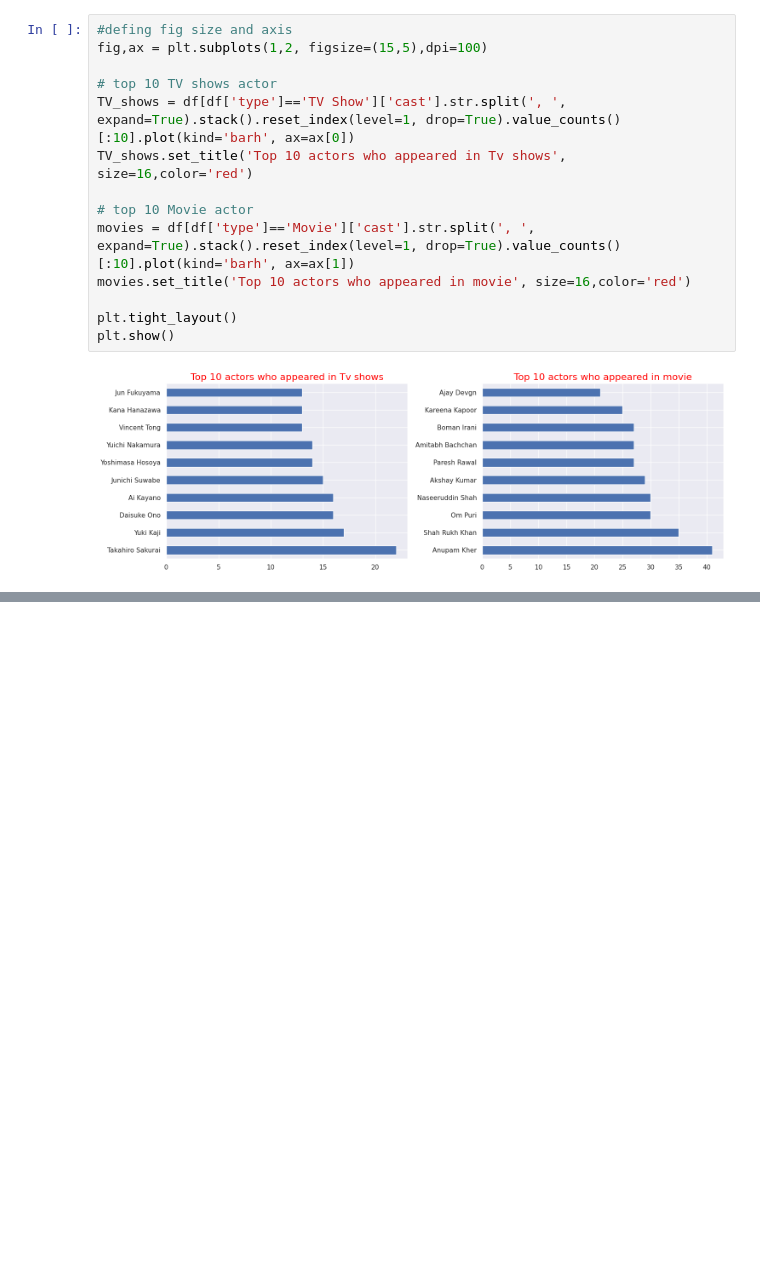
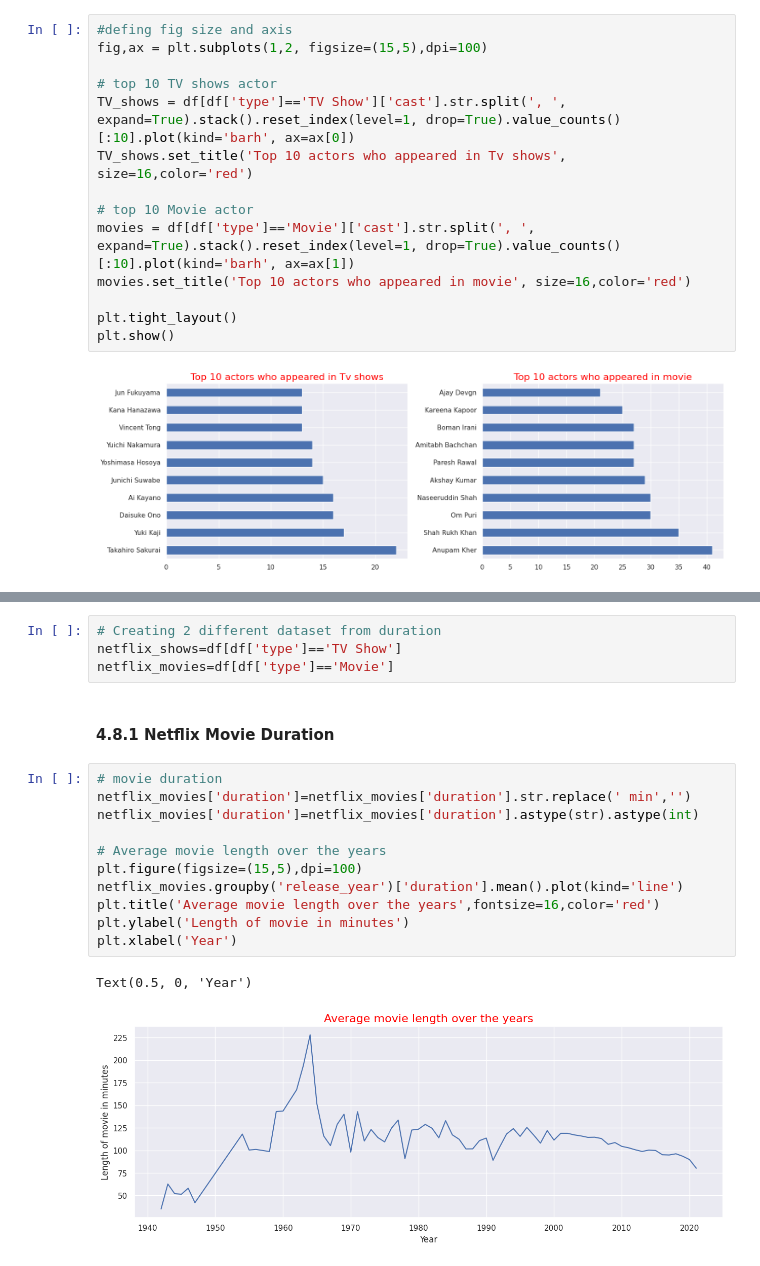
Before and after one commit to rajkumarpec/Unsupervised-Machine-Learning, a Jupyter notebook: Netflix_movie_show.ipynb, the cells around one changed output, grey strips where cells are left out. Saved outputs shown, nothing was run; the diff lists cells and outputs as text; blank space fills up the shorter version.

```diff
--- a/Netflix_movie_show.ipynb
+++ b/Netflix_movie_show.ipynb
@@ -327,0 +402,20 @@ plt.show()
+# %%
+# Creating 2 different dataset from duration
+netflix_shows=df[df['type']=='TV Show']
+netflix_movies=df[df['type']=='Movie']
+# %% [markdown]
+#### **4.8.1 Netflix Movie Duration**
+# %%
+# movie duration
+netflix_movies['duration']=netflix_movies['duration'].str.replace(' min','')
+netflix_movies['duration']=netflix_movies['duration'].astype(str).astype(int)
+
+# Average movie length over the years
+plt.figure(figsize=(15,5),dpi=100)
+netflix_movies.groupby('release_year')['duration'].mean().plot(kind='line')
+plt.title('Average movie length over the years',fontsize=16,color='red')
+plt.ylabel('Length of movie in minutes')
+plt.xlabel('Year')
+# %% [output]
+Text(0.5, 0, 'Year')
+[figure, added]
```
Also changed, not shown: parts of 20 cells of this notebook.
